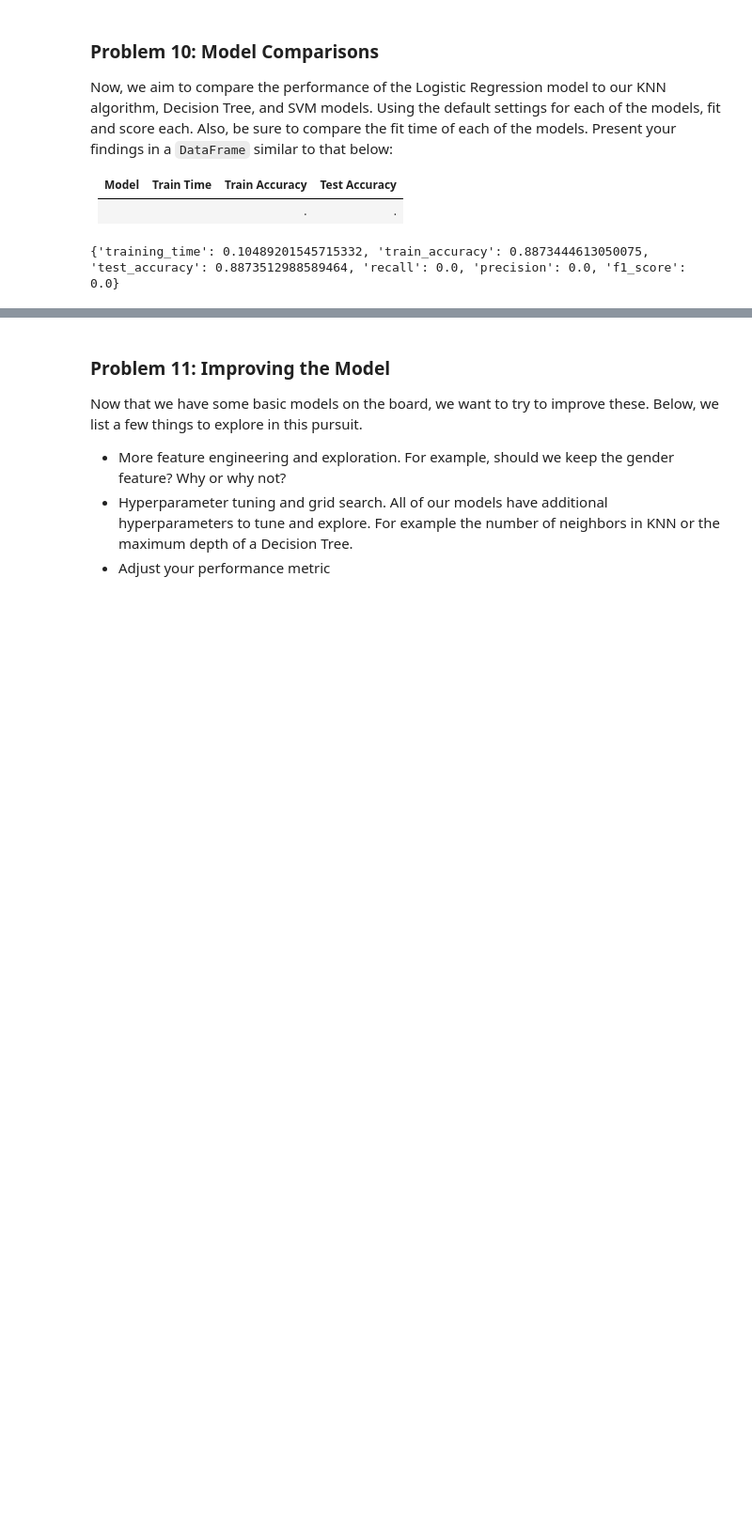
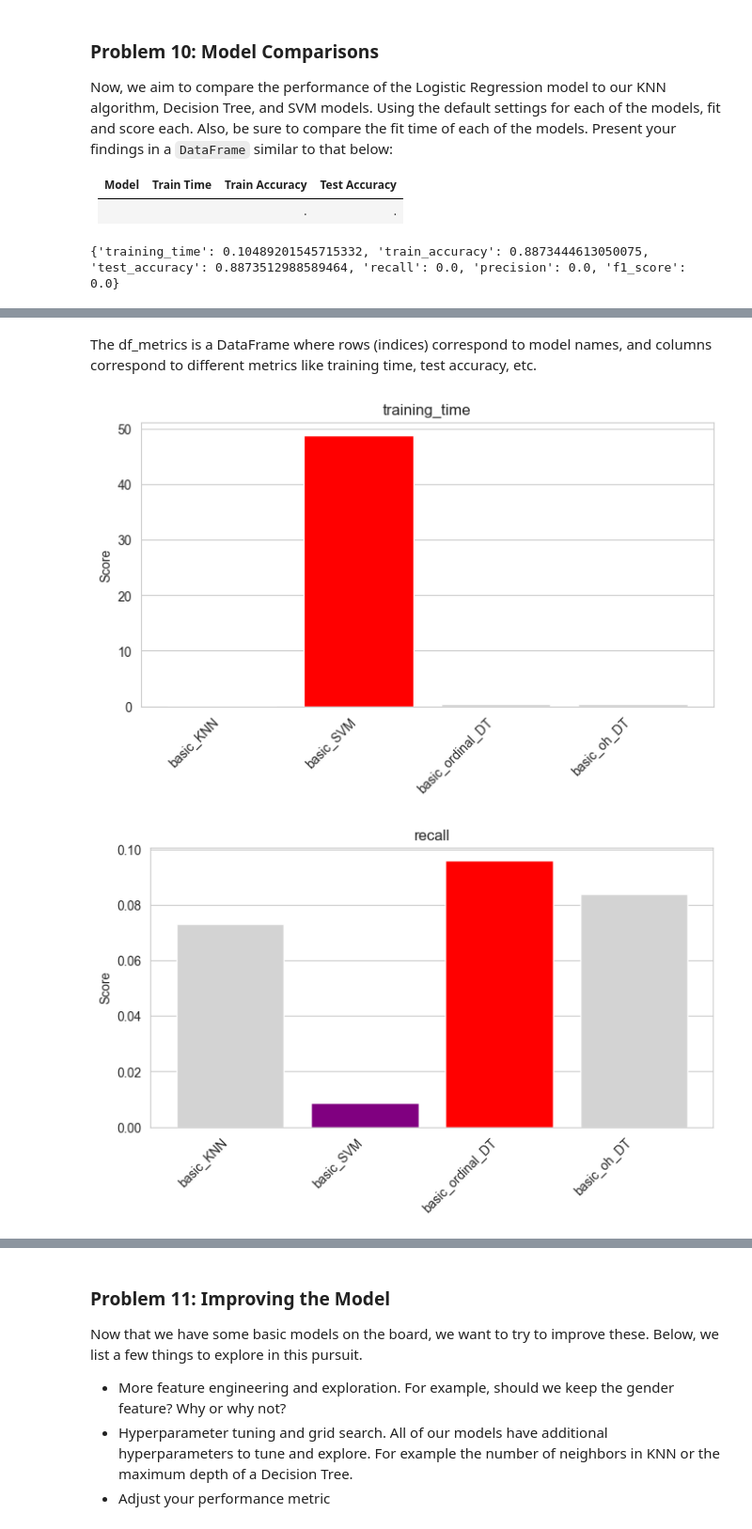
Before and after one commit to vtsou359/BankMarketing_ComparingClassifiers, a Jupyter notebook: bank_marketing.ipynb, the cells around one changed output, grey strips where cells are left out. Shown at 94% size. Saved outputs shown, nothing was run; the diff lists cells and outputs as text; code cells hidden in the pictures; blank space fills up the shorter version.

```diff
--- a/bank_marketing.ipynb
+++ b/bank_marketing.ipynb
@@ -825,0 +820,3 @@ pd.DataFrame(metrics)
+# %%
+df_metrics = pd.DataFrame.from_dict(metrics, orient='index')
+df_metrics
@@ -825,0 +830,31 @@ pd.DataFrame(metrics)
+# %% [markdown]
+ The df_metrics is a DataFrame where rows (indices) correspond to model names, and columns correspond to different metrics like training time, test accuracy, etc.
+# %%
+# Dataframe without accuracy scores
+# Also I do not use the first row of the dataframe (Logistic Regression) as it has zero devision Precision, Recall and f1 score.
+df_metrics_no_LR = df_metrics[1:].drop(columns=['train_accuracy', 'test_accuracy'])
+
+for column in df_metrics_no_LR.columns:
+    plt.figure(figsize=(8, 4))
+
+    max_val = df_metrics_no_LR[column].max() #find the max value in column
+    min_val = df_metrics_no_LR[column].min() #find the min value in column
+
+    # Loop through each bar (model name)
+    for i, model in enumerate(df_metrics_no_LR.index):
+        # assign colors to max, min and other values
+        color = 'red' if df_metrics_no_LR[column][model] == max_val \
+            else 'purple' if df_metrics_no_LR[column][model] == min_val \
+            else 'lightgrey'
+        # Plot a single bar
+        plt.bar(model, df_metrics_no_LR[column][model], color=color)
+
+    plt.title(column)
+    plt.ylabel('Score')
+    plt.xticks(rotation=45, ha='right')
+    plt.grid(axis='x')
+
+    plt.show()
+# %% [output]
+[figure, added]
+[figure, added]
```
Also changed, not shown: parts of 6 cells of this notebook.
